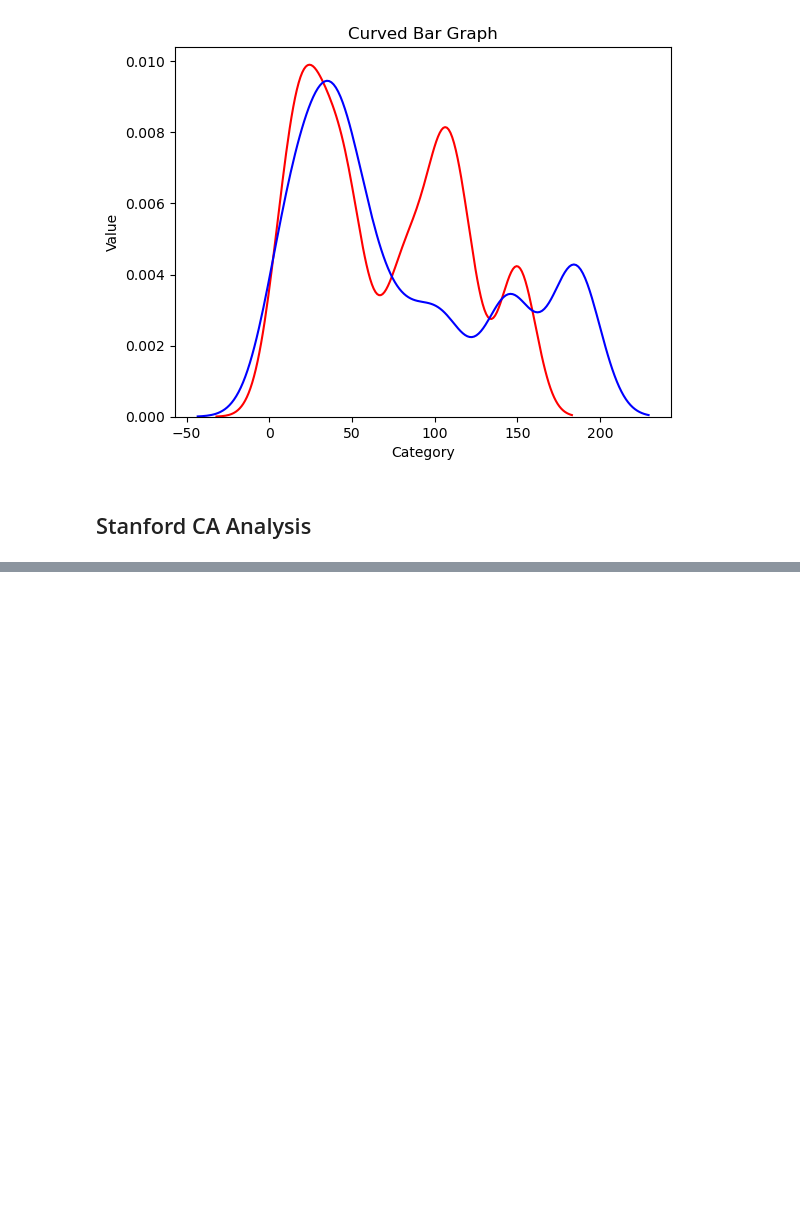
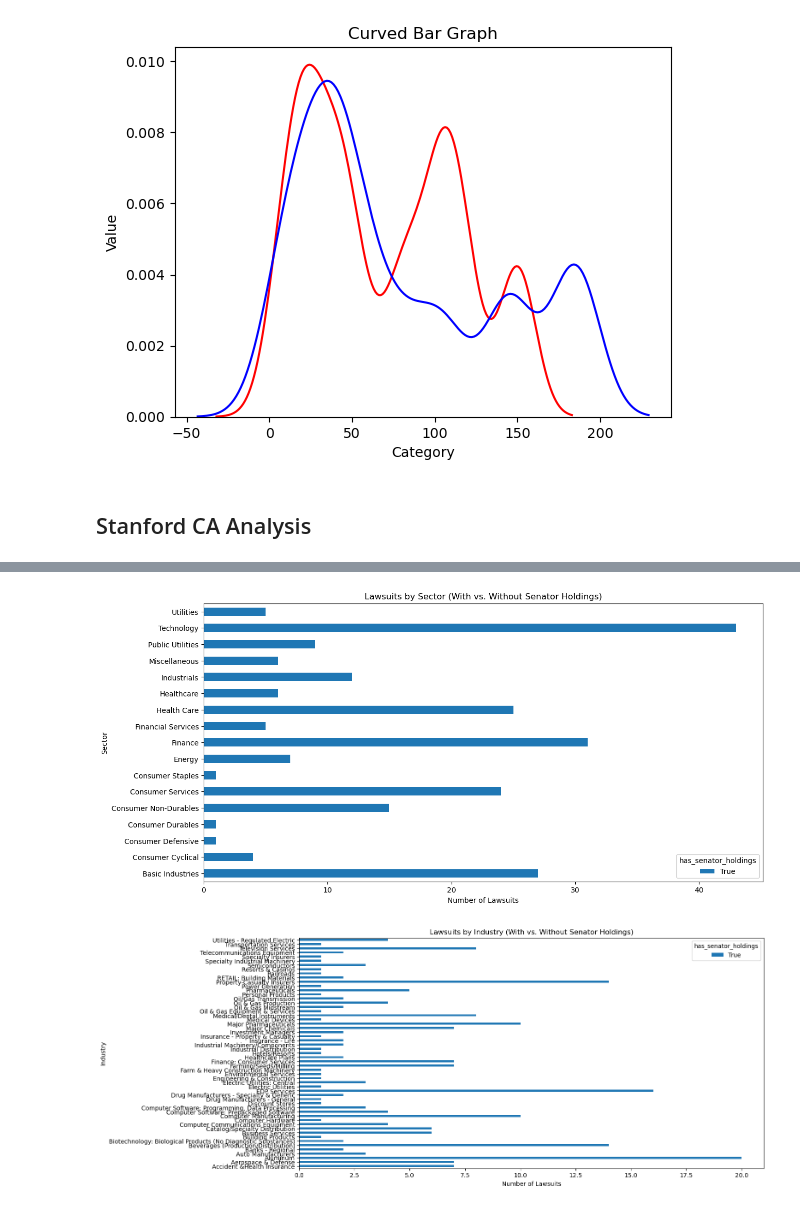
Before and after one commit to e2abbyh/ECE143-Group4-FinalProject, a Jupyter notebook: Analysis.ipynb, the cells around one changed output, grey strips where cells are left out. Cells and saved outputs as stored; diff of their text form; code cells hidden in the pictures; blank space fills up the shorter version.

```diff
--- a/Analysis.ipynb
+++ b/Analysis.ipynb
@@ -172,0 +228,31 @@ use_inf_as_na option is deprecated and will be removed in a future version. Conv
+# %%
+settlement_dismissal_df.loc[:, 'has_senator_holdings'] = settlement_dismissal_df['company_ticker_symbol'].isin(companies_with_holdings)
+
+sector_mapping = df.set_index('Symbol')['Sector'].to_dict()
+industry_mapping = df.set_index('Symbol')['Industry'].to_dict()
+
+settlement_dismissal_df['Sector']   = settlement_dismissal_df['company_ticker_symbol'].map(sector_mapping)
+settlement_dismissal_df['Industry'] = settlement_dismissal_df['company_ticker_symbol'].map(industry_mapping)
+
+# Group by sector
+sector_lawsuit_counts = settlement_dismissal_df.groupby(['Sector', 'has_senator_holdings'])['composite_litigation_name'].count().unstack(fill_value=0)
+
+# Group by industry
+industry_lawsuit_counts = settlement_dismissal_df.groupby(['Industry', 'has_senator_holdings'])['composite_litigation_name'].count().unstack(fill_value=0)
+
+# Number of lawsuits by sector
+sector_lawsuit_counts.plot(kind='barh', stacked=True, figsize=(14, 7))
+plt.title('Lawsuits by Sector (With vs. Without Senator Holdings)')
+plt.xlabel('Number of Lawsuits')
+plt.ylabel('Sector')
+plt.show()
+
+# Number of lawsuits by industry
+industry_lawsuit_counts.plot(kind='barh', stacked=True, figsize=(14, 7))
+plt.title('Lawsuits by Industry (With vs. Without Senator Holdings)')
+plt.xlabel('Number of Lawsuits')
+plt.ylabel('Industry')
+plt.show()
+# %% [output]
+[figure, added]
+[figure, added]
```
Also changed, not shown: parts of 15 cells of this notebook, 2 other files.
